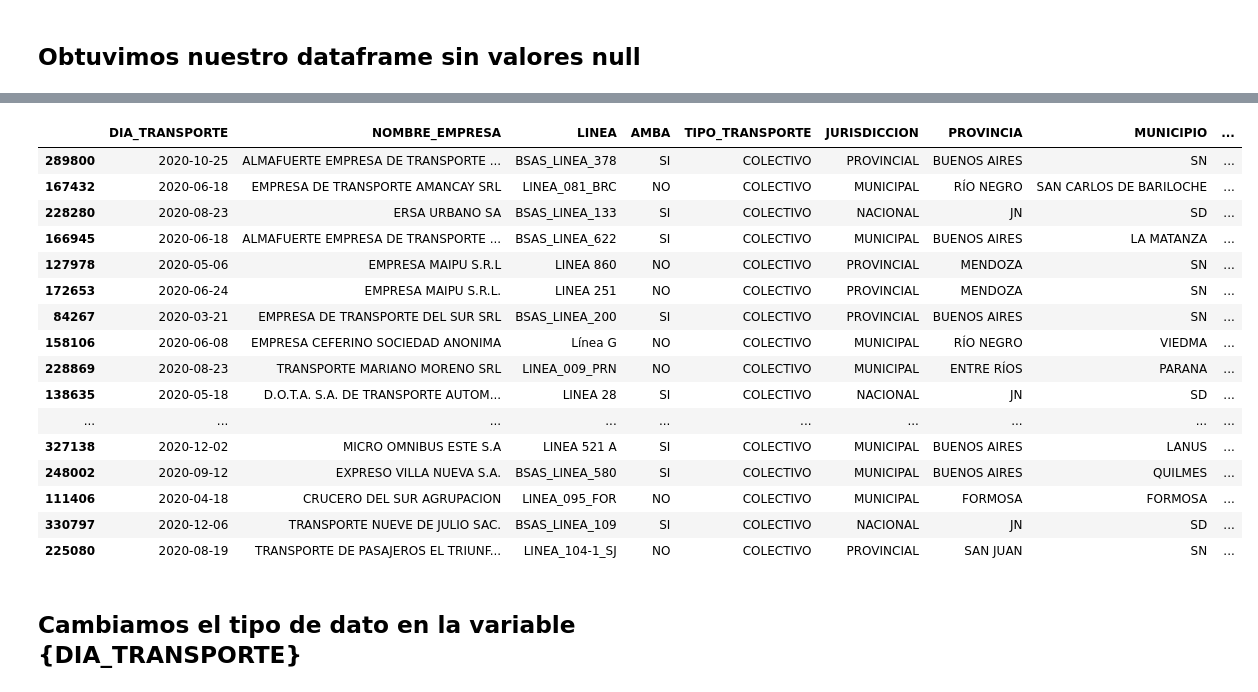
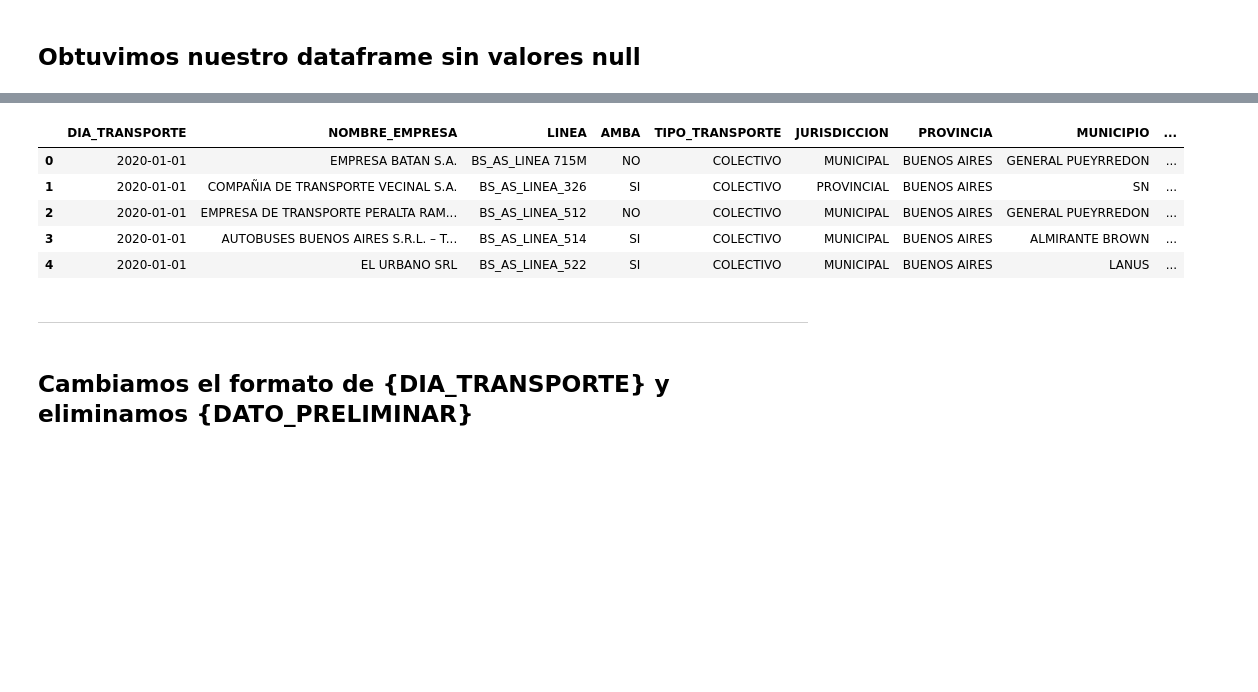
Before and after one commit to FrankAst/Sube_card_EDA-python, a Jupyter notebook: sube_eda.ipynb, the cells around one changed output, grey strips where cells are left out. Drawn from its saved outputs; the diff is of its cells as text; code cells hidden in the pictures; blank space fills up the shorter version.

```diff
--- a/sube_eda.ipynb
+++ b/sube_eda.ipynb
@@ -10,5 +19,5 @@ from sklearn.preprocessing import LabelEncoder
 # %%
-df = pd.read_csv(r'C:\Users\faste\Documents\Cursos\ICARO- Data Science\TP1\sube2020.csv')
+df = pd.read_csv(r'C:\Users\faste\Documents\Cursos\ICARO- Data Science\TP1\sube2020.csv',parse_dates=['DIA_TRANSPORTE'])
 # %% [markdown]
 <hr>
 # %% [markdown]
@@ -358,11 +379,6 @@ def loop(i):
 # %%
 # Realizo el reemplazo en todas las filas nan de {PROVINCIAS}
 
-for i in rang:
-
-        if df.loc[df['PROVINCIA_CAT']==i]['PROVINCIA'].isna().sum() >0:
-            newdf= df.loc[df['PROVINCIA_CAT']==i]['PROVINCIA'].fillna(claves[i])
-            print(i)
-            newdf2 = loop(i+1)
+newdf= df.loc[df['PROVINCIA_CAT']==8]['PROVINCIA'].fillna(claves[8])
 newdf
 # %% [output]
@@ -518,12 +525,12 @@ array([0, 1, 2])
 # %%
 # Como sé que a todos los valores nan se les ha asignado el valor {Nacional}, efectúo el reemplazo:
 
-for i in rang:
+#for i in rang:
 
-        if df.loc[df['JUR_CAT']==i]['JURISDICCION'].isna().sum() >0:
-            newdf= df.loc[df['JUR_CAT']==i]['JURISDICCION'].fillna(claves[i])
+    #if df.loc[df['JUR_CAT']==i]['JURISDICCION'].isna().sum() >0:
+     #       newdf= df.loc[df['JUR_CAT']==i]['JURISDICCION'].fillna(claves[i])
 
-
+newdf= df.loc[df['JUR_CAT']==1]['JURISDICCION'].fillna(claves[1])
 newdf
 # %% [output]
 6         NACIONAL
@@ -726,25 +735,16 @@ dtype: int64
 # %%
 df.drop(['PROVINCIA_CAT', 'JUR_CAT', 'MUN_CAT'], axis=1, inplace=True)
 # %%
-df.sample(50)
+df.head()
 # %% [output]
 |  | DIA_TRANSPORTE | NOMBRE_EMPRESA | LINEA | AMBA | TIPO_TRANSPORTE | JURISDICCION | PROVINCIA | MUNICIPIO | ... |
-| 289800 | 2020-10-25 | ALMAFUERTE EMPRESA DE TRANSPORTE ... | BSAS_LINEA_378 | SI | COLECTIVO | PROVINCIAL | BUENOS AIRES | SN | ... |
-| 167432 | 2020-06-18 | EMPRESA DE TRANSPORTE AMANCAY SRL | LINEA_081_BRC | NO | COLECTIVO | MUNICIPAL | RÍO NEGRO | SAN CARLOS DE BARILOCHE | ... |
-| 228280 | 2020-08-23 | ERSA URBANO SA | BSAS_LINEA_133 | SI | COLECTIVO | NACIONAL | JN | SD | ... |
-| 166945 | 2020-06-18 | ALMAFUERTE EMPRESA DE TRANSPORTE ... | BSAS_LINEA_622 | SI | COLECTIVO | MUNICIPAL | BUENOS AIRES | LA MATANZA | ... |
-| 127978 | 2020-05-06 | EMPRESA MAIPU S.R.L | LINEA 860 | NO | COLECTIVO | PROVINCIAL | MENDOZA | SN | ... |
-| 172653 | 2020-06-24 | EMPRESA MAIPU S.R.L. | LINEA 251 | NO | COLECTIVO | PROVINCIAL | MENDOZA | SN | ... |
-| 84267 | 2020-03-21 | EMPRESA DE TRANSPORTE DEL SUR SRL | BSAS_LINEA_200 | SI | COLECTIVO | PROVINCIAL | BUENOS AIRES | SN | ... |
-| 158106 | 2020-06-08 | EMPRESA CEFERINO SOCIEDAD ANONIMA | Línea G | NO | COLECTIVO | MUNICIPAL | RÍO NEGRO | VIEDMA | ... |
-| 228869 | 2020-08-23 | TRANSPORTE MARIANO MORENO SRL | LINEA_009_PRN | NO | COLECTIVO | MUNICIPAL | ENTRE RÍOS | PARANA | ... |
-| 138635 | 2020-05-18 | D.O.T.A. S.A. DE TRANSPORTE AUTOM... | LINEA 28 | SI | COLECTIVO | NACIONAL | JN | SD | ... |
-| ... | ... | ... | ... | ... | ... | ... | ... | ... | ... |
-| 327138 | 2020-12-02 | MICRO OMNIBUS ESTE S.A | LINEA 521 A | SI | COLECTIVO | MUNICIPAL | BUENOS AIRES | LANUS | ... |
-| 248002 | 2020-09-12 | EXPRESO VILLA NUEVA S.A. | BSAS_LINEA_580 | SI | COLECTIVO | MUNICIPAL | BUENOS AIRES | QUILMES | ... |
-| 111406 | 2020-04-18 | CRUCERO DEL SUR AGRUPACION | LINEA_095_FOR | NO | COLECTIVO | MUNICIPAL | FORMOSA | FORMOSA | ... |
-| 330797 | 2020-12-06 | TRANSPORTE NUEVE DE JULIO SAC. | BSAS_LINEA_109 | SI | COLECTIVO | NACIONAL | JN | SD | ... |
-| 225080 | 2020-08-19 | TRANSPORTE DE PASAJEROS EL TRIUNF... | LINEA_104-1_SJ | NO | COLECTIVO | PROVINCIAL | SAN JUAN | SN | ... |
+| 0 | 2020-01-01 | EMPRESA BATAN S.A. | BS_AS_LINEA 715M | NO | COLECTIVO | MUNICIPAL | BUENOS AIRES | GENERAL PUEYRREDON | ... |
+| 1 | 2020-01-01 | COMPAÑIA DE TRANSPORTE VECINAL S.A. | BS_AS_LINEA_326 | SI | COLECTIVO | PROVINCIAL | BUENOS AIRES | SN | ... |
+| 2 | 2020-01-01 | EMPRESA DE TRANSPORTE PERALTA RAM... | BS_AS_LINEA_512 | NO | COLECTIVO | MUNICIPAL | BUENOS AIRES | GENERAL PUEYRREDON | ... |
+| 3 | 2020-01-01 | AUTOBUSES BUENOS AIRES S.R.L. – T... | BS_AS_LINEA_514 | SI | COLECTIVO | MUNICIPAL | BUENOS AIRES | ALMIRANTE BROWN | ... |
+| 4 | 2020-01-01 | EL URBANO SRL | BS_AS_LINEA_522 | SI | COLECTIVO | MUNICIPAL | BUENOS AIRES | LANUS | ... |
+# %% [markdown]
+<hr>
 # %% [markdown]
-## Cambiamos el tipo de dato en la variable {DIA_TRANSPORTE}
+## Cambiamos el formato de  {DIA_TRANSPORTE} y eliminamos {DATO_PRELIMINAR}
 # %%
```
Also changed, not shown: parts of 61 cells of this notebook.
